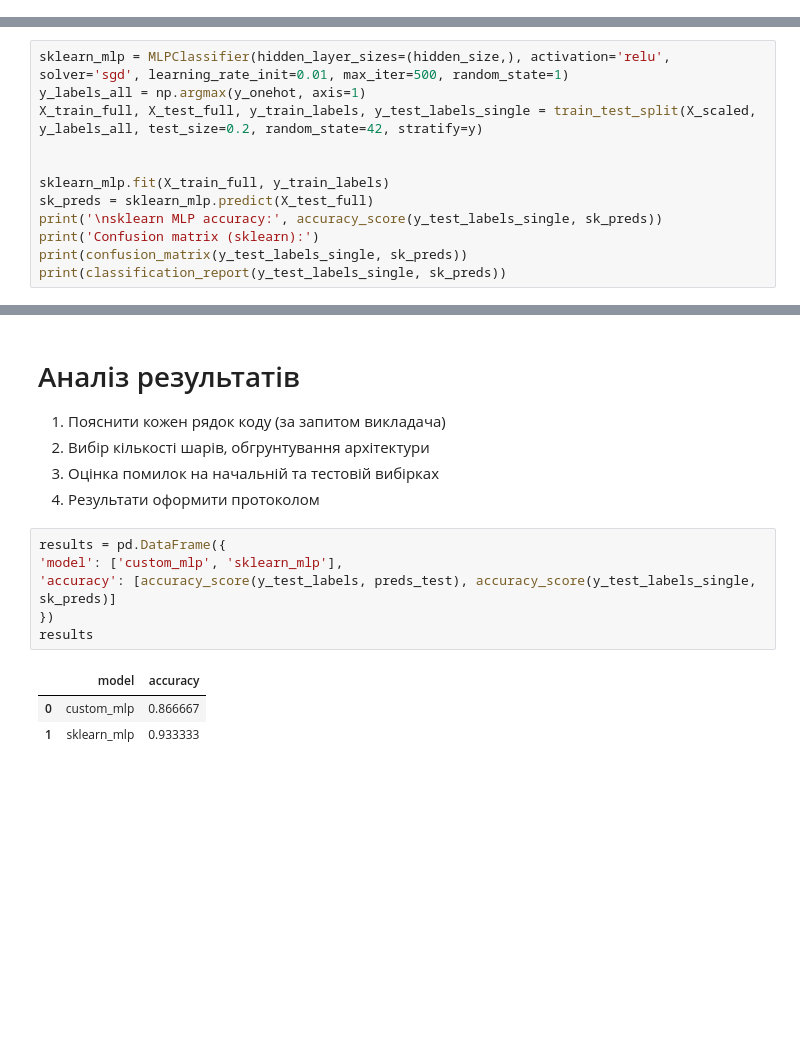
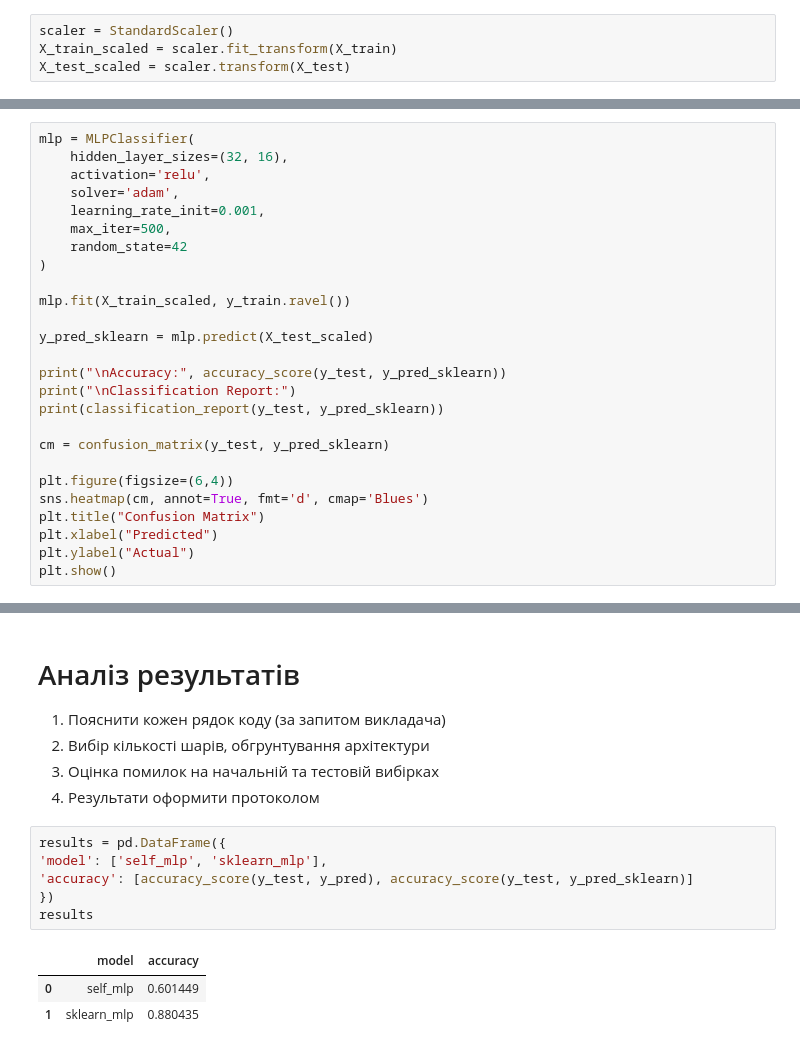
Before and after one commit to KlymentievMaksym/MLM, a Jupyter notebook: Lab2/Maksym_Klymentiev_FI21_Perceptron_B.ipynb, the cells around one changed output, grey strips where cells are left out. Drawn from its saved outputs; the diff is of its cells as text; blank space fills up the shorter version.

```diff
--- a/Lab2/Maksym_Klymentiev_FI21_Perceptron_B.ipynb
+++ b/Lab2/Maksym_Klymentiev_FI21_Perceptron_B.ipynb
@@ -77,3 +114,7 @@ X_train, X_test, y_train, y_test = train_test_split(X_scaled, y_onehot, test_siz
+# %%
+scaler = StandardScaler()
+X_train_scaled = scaler.fit_transform(X_train)
+X_test_scaled = scaler.transform(X_test)
 # %% [markdown]
 # Реалізація класифікатору
 Вивчити засади роботи багатошарового персептрону та основні архітектури. Написати код класифікатору для обраного набору даних.
@@ -246,13 +289,27 @@ weighted avg       0.88      0.87      0.87        30
 # %%
-sklearn_mlp = MLPClassifier(hidden_layer_sizes=(hidden_size,), activation='relu', solver='sgd', learning_rate_init=0.01, max_iter=500, random_state=1)
-y_labels_all = np.argmax(y_onehot, axis=1)
-X_train_full, X_test_full, y_train_labels, y_test_labels_single = train_test_split(X_scaled, y_labels_all, test_size=0.2, random_state=42, stratify=y)
+mlp = MLPClassifier(
+    hidden_layer_sizes=(32, 16),
+    activation='relu',
+    solver='adam',
+    learning_rate_init=0.001,
+    max_iter=500,
+    random_state=42
+)
 
+mlp.fit(X_train_scaled, y_train.ravel())
 
-sklearn_mlp.fit(X_train_full, y_train_labels)
-sk_preds = sklearn_mlp.predict(X_test_full)
-print('\nsklearn MLP accuracy:', accuracy_score(y_test_labels_single, sk_preds))
-print('Confusion matrix (sklearn):')
-print(confusion_matrix(y_test_labels_single, sk_preds))
-print(classification_report(y_test_labels_single, sk_preds))
+y_pred_sklearn = mlp.predict(X_test_scaled)
+
+print("\nAccuracy:", accuracy_score(y_test, y_pred_sklearn))
+print("\nClassification Report:")
+print(classification_report(y_test, y_pred_sklearn))
+
+cm = confusion_matrix(y_test, y_pred_sklearn)
+
+plt.figure(figsize=(6,4))
+sns.heatmap(cm, annot=True, fmt='d', cmap='Blues')
+plt.title("Confusion Matrix")
+plt.xlabel("Predicted")
+plt.ylabel("Actual")
+plt.show()
 # %% [output]
@@ -278,14 +333,14 @@ weighted avg       0.93      0.93      0.93        30
 4. Результати оформити протоколом
 # %%
 results = pd.DataFrame({
-'model': ['custom_mlp', 'sklearn_mlp'],
-'accuracy': [accuracy_score(y_test_labels, preds_test), accuracy_score(y_test_labels_single, sk_preds)]
+'model': ['self_mlp', 'sklearn_mlp'],
+'accuracy': [accuracy_score(y_test, y_pred), accuracy_score(y_test, y_pred_sklearn)]
 })
 results
 # %% [output]
 |  | model | accuracy |
-| 0 | custom_mlp | 0.866667 |
-| 1 | sklearn_mlp | 0.933333 |
+| 0 | self_mlp | 0.601449 |
+| 1 | sklearn_mlp | 0.880435 |
 # %% [markdown]
 # Контрольні питання
 1. **Що таке MLP?**
```
Also changed, not shown: parts of 9 cells of this notebook, 1 other file.
